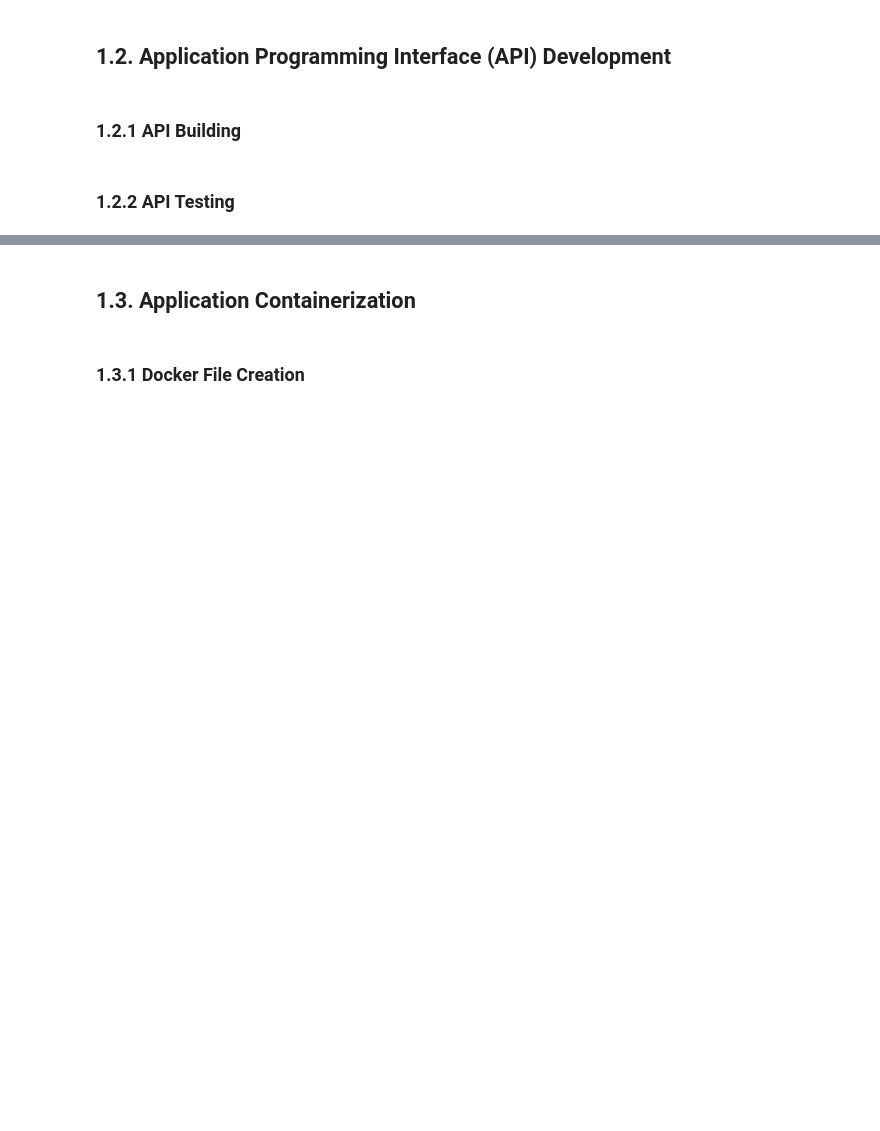
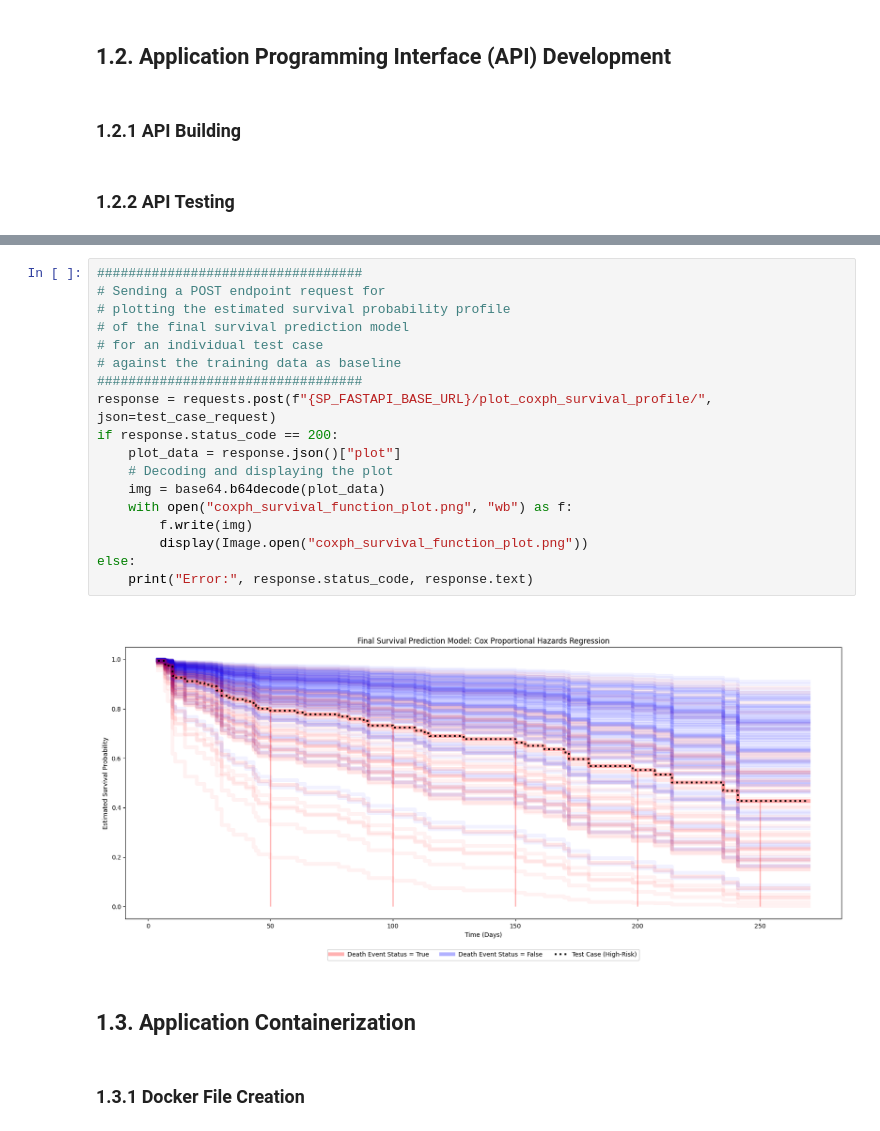
Before and after one commit to JohnPaulinePineda/Portfolio_Project_60, a Jupyter notebook: codes/ContainerizingAndDeployingMachineLearningAPIEndpointsOnOpenSourcePlatforms.ipynb, the cells around one changed output, grey strips where cells are left out. Saved outputs shown, nothing was run; the diff lists cells and outputs as text; blank space fills up the shorter version.

```diff
--- a/codes/ContainerizingAndDeployingMachineLearningAPIEndpointsOnOpenSourcePlatforms.ipynb
+++ b/codes/ContainerizingAndDeployingMachineLearningAPIEndpointsOnOpenSourcePlatforms.ipynb
@@ -123,3 +396,23 @@ This project implements the **Cox Proportional Hazards Regression**, **Cox Net S
+# %%
+##################################
+# Sending a POST endpoint request for
+# plotting the estimated survival probability profile
+# of the final survival prediction model
+# for an individual test case
+# against the training data as baseline
+##################################
+response = requests.post(f"{SP_FASTAPI_BASE_URL}/plot_coxph_survival_profile/", json=test_case_request)
+if response.status_code == 200:
+    plot_data = response.json()["plot"]
+    # Decoding and displaying the plot
+    img = base64.b64decode(plot_data)
+    with open("coxph_survival_function_plot.png", "wb") as f:
+        f.write(img)
+        display(Image.open("coxph_survival_function_plot.png"))
+else:
+    print("Error:", response.status_code, response.text)
+# %% [output]
+[figure, added]
 # %% [markdown]
 ## 1.3. Application Containerization <a class="anchor" id="1.3"></a>
 # %% [markdown]
```
Also changed, not shown: parts of 15 cells of this notebook, 8 other files.
